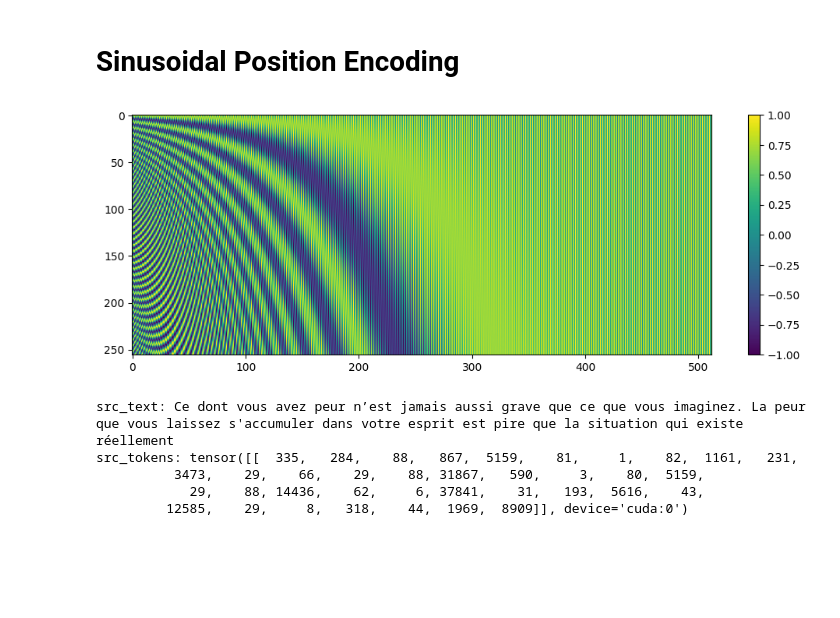
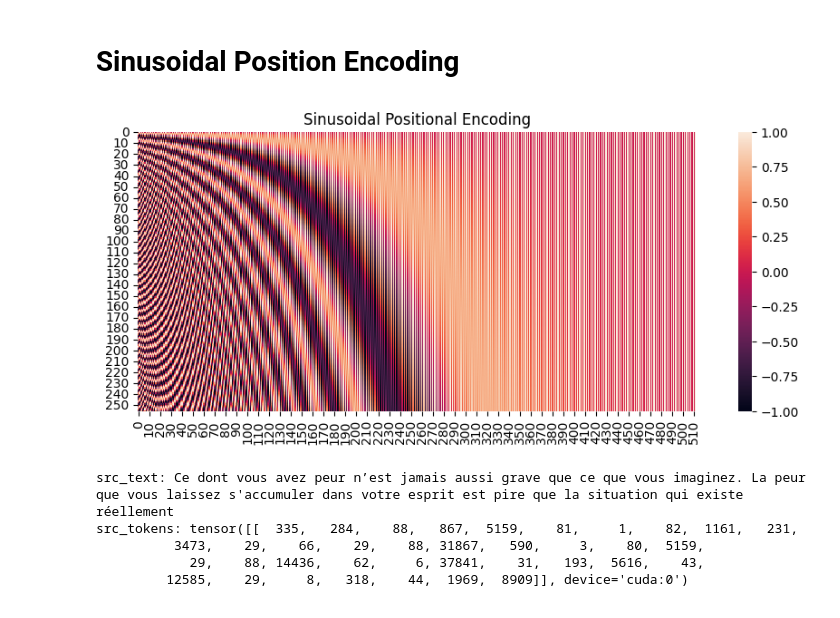
Before and after one commit to YigesMx/Transformer_FR2EN, a Jupyter notebook: visualization.ipynb, the cells around one changed output. Saved outputs shown, nothing was run; the diff lists cells and outputs as text; code cells hidden in the pictures; blank space fills up the shorter version.

Commit message:
update visualization

```diff
--- a/visualization.ipynb
+++ b/visualization.ipynb
@@ -1,13 +1,13 @@
 # %%
-import subprocess
-import os
+# import subprocess
+# import os
 
-result = subprocess.run('bash -c "source /etc/network_turbo && env | grep proxy"', shell=True, capture_output=True, text=True)
-output = result.stdout
-for line in output.splitlines():
-    if '=' in line:
-        var, value = line.split('=', 1)
-        os.environ[var] = value
+# result = subprocess.run('bash -c "source /etc/network_turbo && env | grep proxy"', shell=True, capture_output=True, text=True)
+# output = result.stdout
+# for line in output.splitlines():
+#     if '=' in line:
+#         var, value = line.split('=', 1)
+#         os.environ[var] = value
 # %%
 import os
 import argparse
@@ -117,11 +162,13 @@ sinusoidal_attn_vis = AttnVis(*create_model(args))
 # %%
 # 热力图可视化 sinusoidal encoding
 plt.figure(figsize=(12, 4))
-plt.imshow(sinusoidal_attn_vis.model.positional_encoding.pe[0].to('cpu'), aspect='auto')
-plt.colorbar()
+ax = plt.gca()
+sns.heatmap(sinusoidal_attn_vis.model.positional_encoding.pe[0].to('cpu').detach().numpy(), xticklabels=10, yticklabels=10)
+plt.title('Sinusoidal Positional Encoding')
+ax.set_aspect('equal')
 plt.show()
 # %% [output]
-[figure, old version]
+[figure, new version]
 # %%
 test(model=sinusoidal_attn_vis.model,
      src_text=global_src_text,
```
Also changed, not shown: parts of 5 cells of this notebook.
